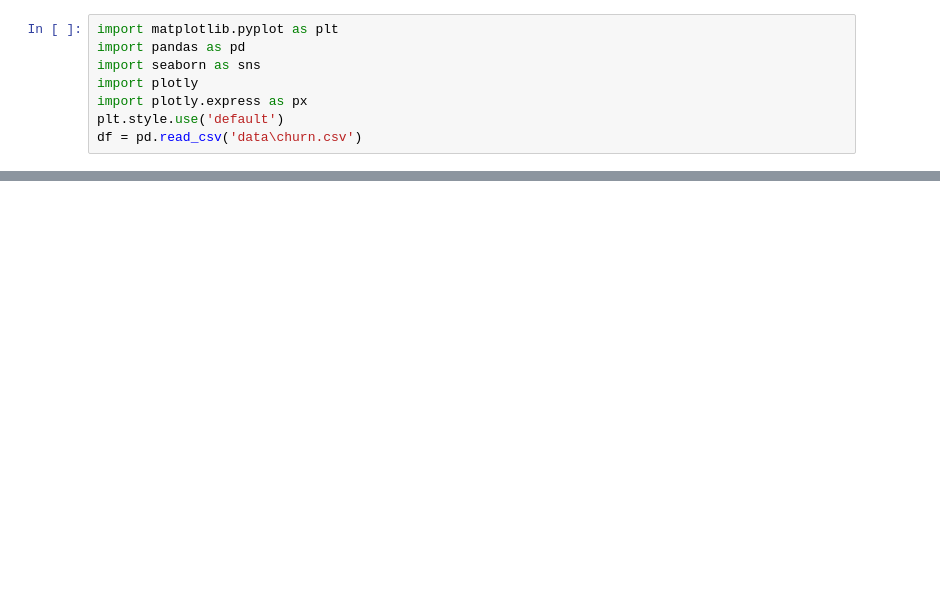
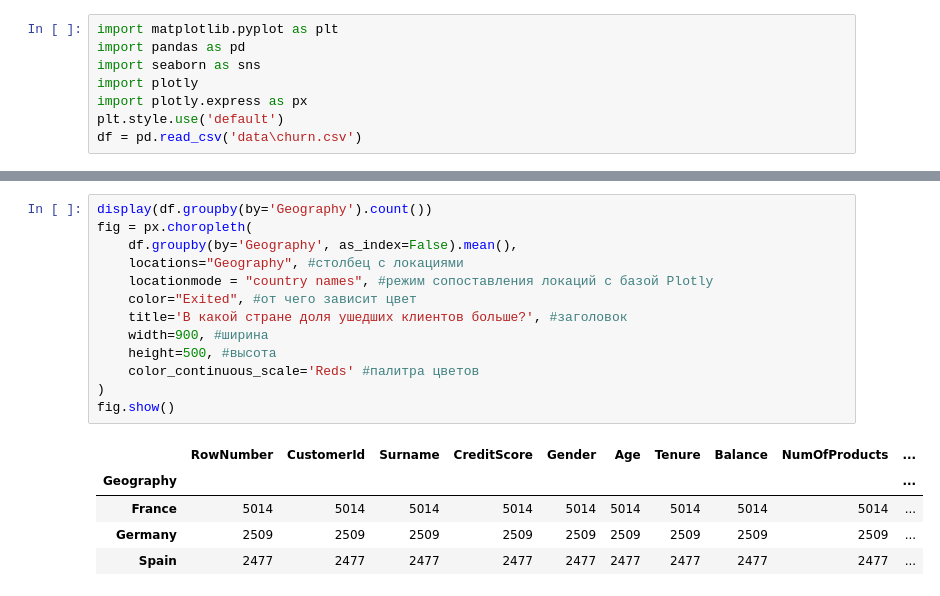
Before and after one commit to eachitaev/eachitaev_data_science, a Jupyter notebook: project 5/Visual_dataframe.ipynb, the cells around one changed output, grey strips where cells are left out. Drawn from its saved outputs; the diff is of its cells as text; blank space fills up the shorter version.

```diff
--- a/project 5/Visual_dataframe.ipynb
+++ b/project 5/Visual_dataframe.ipynb
@@ -35,0 +122,19 @@ NameError: name 'churn_df' is not defined
+# %%
+display(df.groupby(by='Geography').count())
+fig = px.choropleth(
+    df.groupby(by='Geography', as_index=False).mean(),
+    locations="Geography", #столбец с локациями
+    locationmode = "country names", #режим сопоставления локаций с базой Plotly
+    color="Exited", #от чего зависит цвет
+    title='В какой стране доля ушедших клиентов больше?', #заголовок
+    width=900, #ширина
+    height=500, #высота
+    color_continuous_scale='Reds' #палитра цветов
+)
+fig.show()
+# %% [output]
+|  | RowNumber | CustomerId | Surname | CreditScore | Gender | Age | Tenure | Balance | NumOfProducts | ... |
+| Geography |  |  |  |  |  |  |  |  |  | ... |
+| France | 5014 | 5014 | 5014 | 5014 | 5014 | 5014 | 5014 | 5014 | 5014 | ... |
+| Germany | 2509 | 2509 | 2509 | 2509 | 2509 | 2509 | 2509 | 2509 | 2509 | ... |
+| Spain | 2477 | 2477 | 2477 | 2477 | 2477 | 2477 | 2477 | 2477 | 2477 | ... |
```
Also changed, not shown: parts of 32 cells of this notebook.
